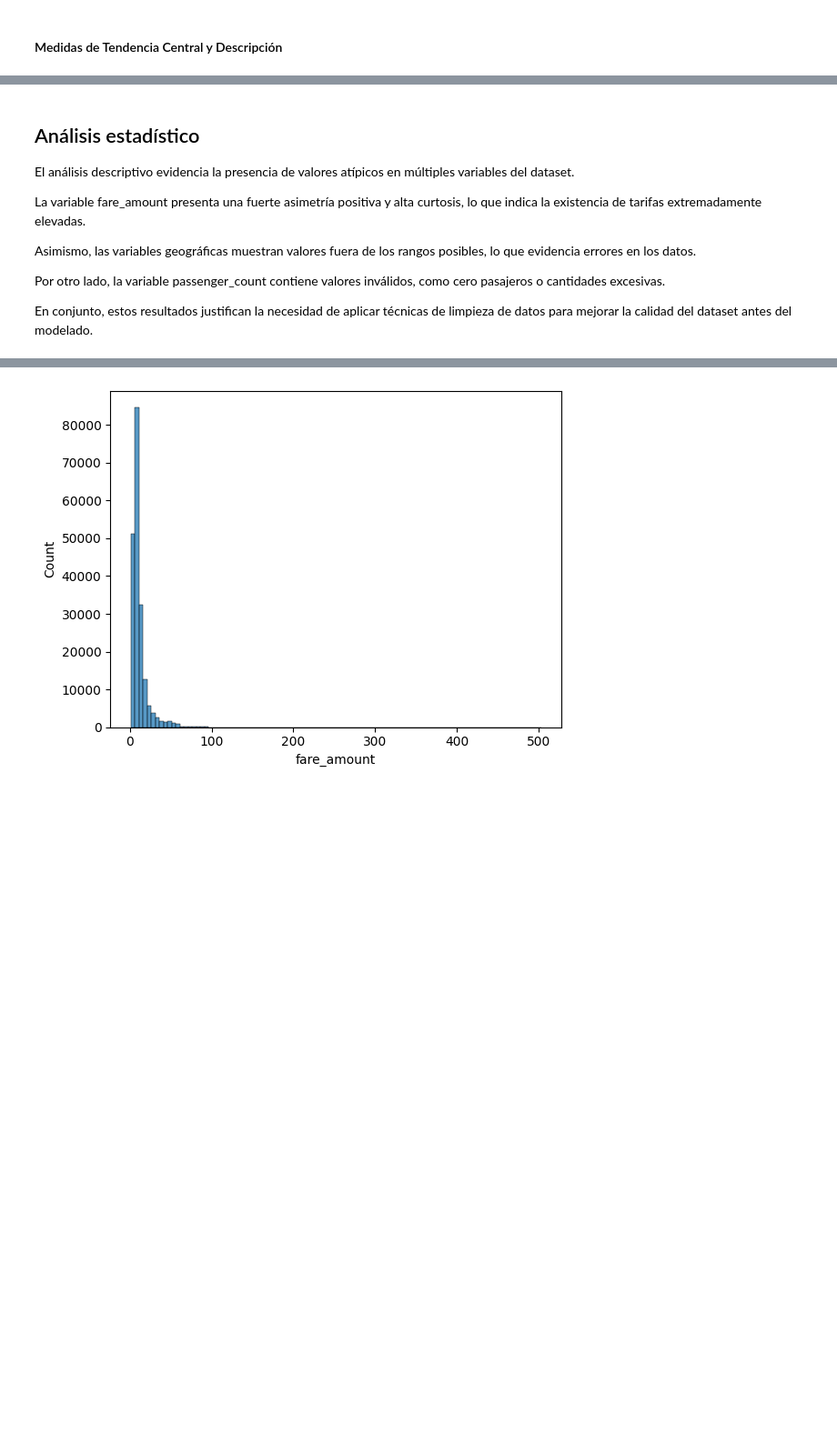
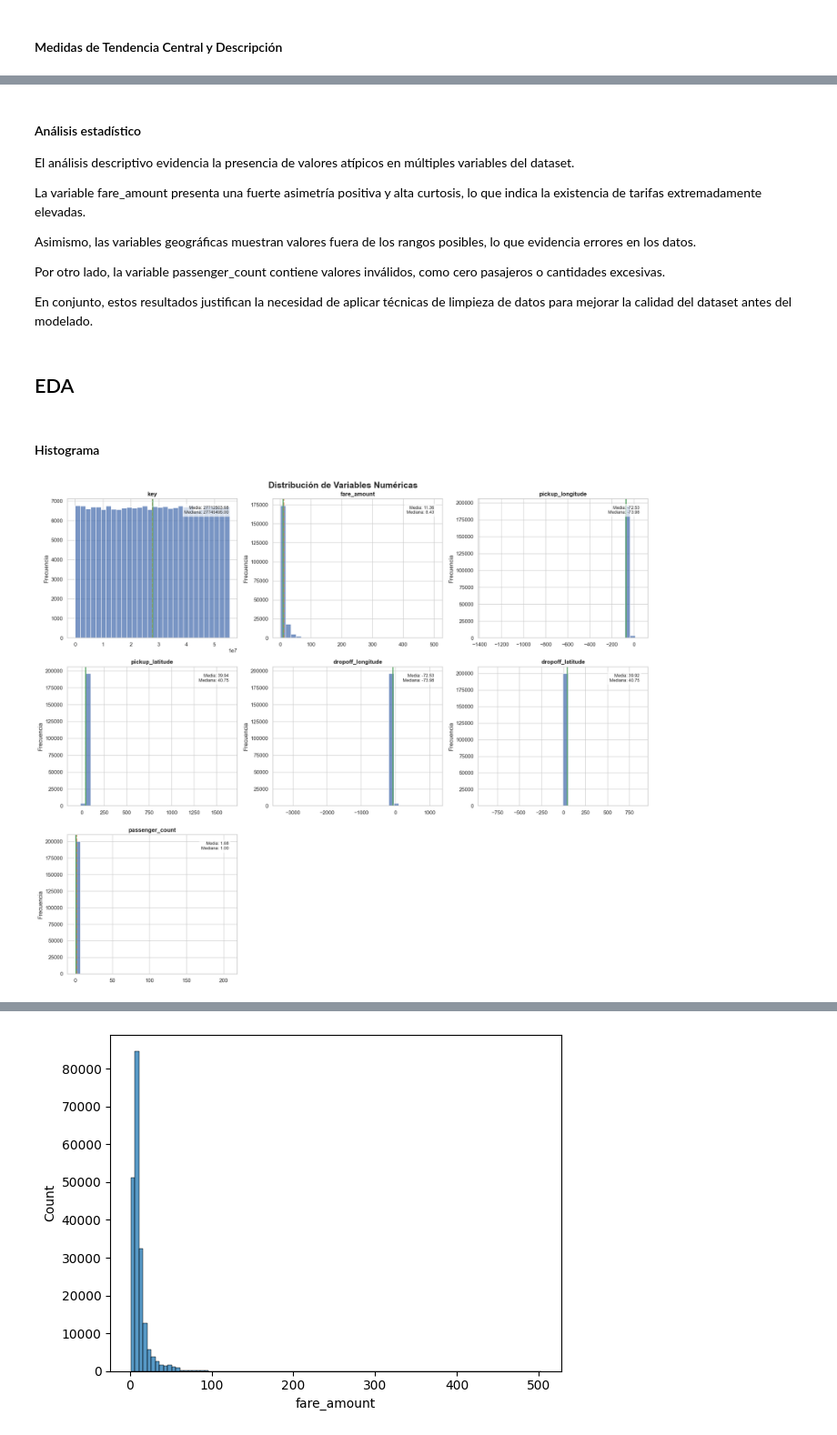
Before and after one commit to programadorarocio/AA1-TUIA-2026C1-Diez-Duvia-Quispe, a Jupyter notebook: TP-regresion-AA1.ipynb, the cells around one changed output, grey strips where cells are left out. Shown at 91% size. Cells and saved outputs as stored; diff of their text form; code cells hidden in the pictures; blank space fills up the shorter version.

Commit message:
agregue gráficos e hice cambios hasta antes de train test

```diff
--- a/TP-regresion-AA1.ipynb
+++ b/TP-regresion-AA1.ipynb
@@ -230,6 +233,6 @@ Interpretacion del Sesgo y Curtosis:
   passenger_count: sesgo=+18.146 [sesgo positivo (alto)], curtosis=+2456.622 [leptocurtica (colas pesadas)]
 # %% [markdown]
-## Análisis estadístico
+#### Análisis estadístico
 
 El análisis descriptivo evidencia la presencia de valores atípicos en múltiples variables del dataset.
 
@@ -240,3 +243,66 @@ Asimismo, las variables geográficas muestran valores fuera de los rangos posibl
 Por otro lado, la variable passenger_count contiene valores inválidos, como cero pasajeros o cantidades excesivas.
 
 En conjunto, estos resultados justifican la necesidad de aplicar técnicas de limpieza de datos para mejorar la calidad del dataset antes del modelado.
+# %% [markdown]
+## EDA
+# %% [markdown]
+#### Histograma
+# %%
+import matplotlib.pyplot as plt
+import seaborn as sns
+import numpy as np
+import math
+
+# estilo más profesional
+sns.set_theme(style="whitegrid")
+
+# columnas numéricas
+cols_numericas = df.select_dtypes(include=np.number).columns
+
+n = len(cols_numericas)
+cols = 3
+rows = math.ceil(n / cols)
+
+fig, axes = plt.subplots(rows, cols, figsize=(18, 5 * rows))
+axes = axes.flatten()
+
+for i, col in enumerate(cols_numericas):
+    ax = axes[i]
+
+    data = df[col].dropna()
+
+    # histograma
+    sns.histplot(data, bins=30, kde=False, ax=ax,
+                 color='#4C72B0', edgecolor='white')
+
+    # media y mediana
+    media = data.mean()
+    mediana = data.median()
+
+    ax.axvline(media, color='#DD8452', linestyle='--', linewidth=2)
+    ax.axvline(mediana, color='#55A868', linestyle='-', linewidth=2)
+
+    # títulos
+    ax.set_title(f'{col}', fontsize=12, fontweight='bold')
+    ax.set_xlabel('')
+    ax.set_ylabel('Frecuencia')
+
+    # texto dentro del gráfico
+    ax.text(0.95, 0.95,
+            f'Media: {media:.2f}\nMediana: {mediana:.2f}',
+            transform=ax.transAxes,
+            ha='right', va='top',
+            fontsize=9,
+            bbox=dict(facecolor='white', alpha=0.7, edgecolor='none'))
+
+# ocultar vacíos
+for j in range(i + 1, len(axes)):
+    axes[j].set_visible(False)
+
+plt.suptitle('Distribución de Variables Numéricas',
+             fontsize=18, fontweight='bold')
+
+plt.tight_layout()
+plt.show()
+# %% [output]
+[figure, added]
```
Also changed, not shown: parts of 22 cells of this notebook.
